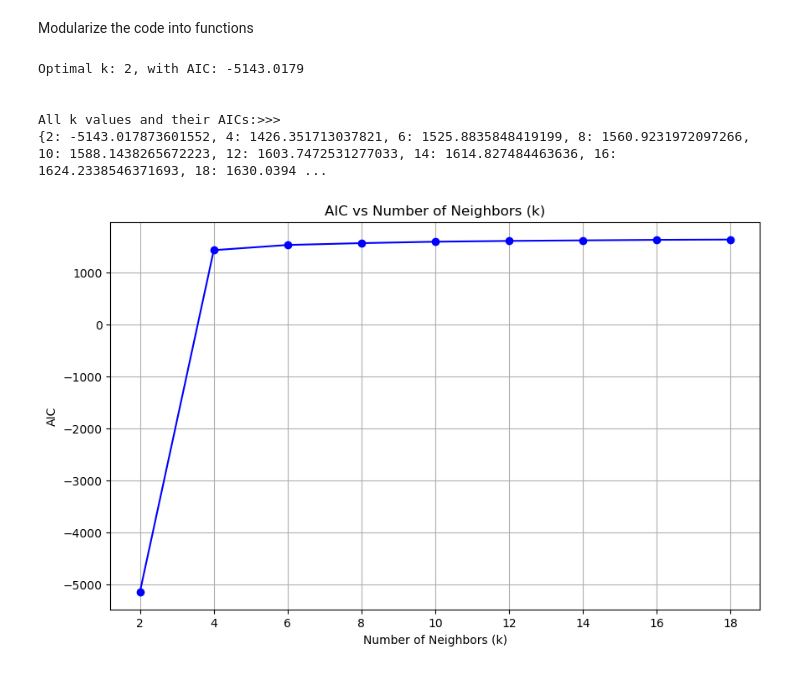
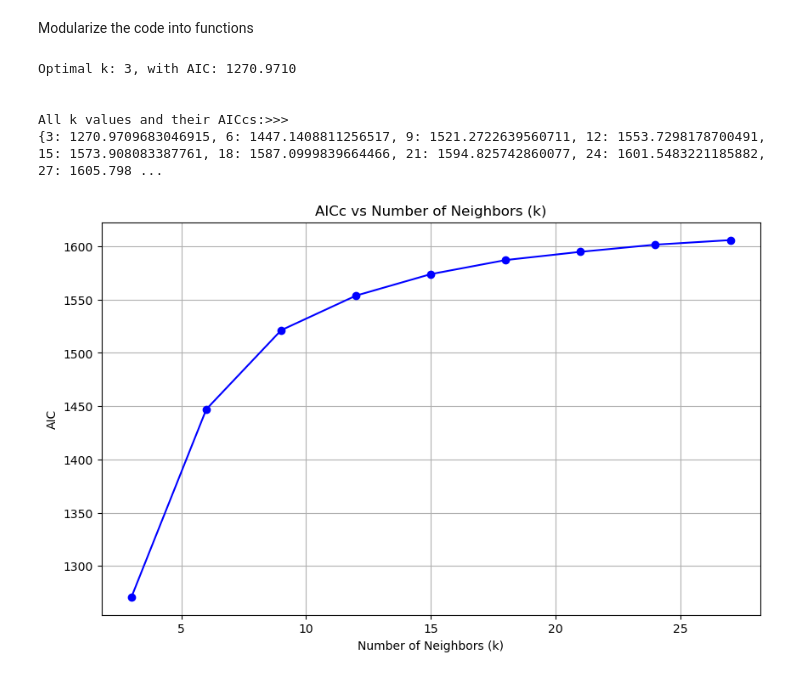
Before and after one commit to marquisvictor/change-of-support-gwr-mgwr, a Jupyter notebook: AICvsK.ipynb, the cells around one changed output. Cells and saved outputs as stored; diff of their text form; code cells hidden in the pictures.

Commit message:
update visualizations

```diff
--- a/AICvsK.ipynb
+++ b/AICvsK.ipynb
@@ -31,7 +31,7 @@ def create_surface(locations):
 B = create_surface(loc1)
 
 # Number of neighbors for smoothing (DGP-specific)
-n_neighbor_dgp = 10
+n_neighbor_dgp = 25
 
 smoothed_S2_to_S1 = np.zeros(len(S1))
 
@@ -47,9 +47,9 @@ for i in range(len(S1)):
 
 y = B * smoothed_S2_to_S1
 # %%
-def compute_aic(n, rss, p):
+def compute_aicc(n, rss, p):
     """
-    Compute AIC for a linear regression model.
+    Compute AIC corrected (AICc) for a linear regression model.
 
     Parameters:
     - n: number of observations
@@ -57,11 +57,14 @@ def compute_aic(n, rss, p):
     - p: number of parameters
 
     Returns:
-    - AIC value
+    - AICc value
     """
-    return n * np.log(rss / n) + 2 * p
+    aic = n * np.log(rss / n) + 2 * p
+    aicc = aic + (2 * p * (p + 1)) / (n - p - 1)
+    return aicc
 # %%
 def perform_local_regression(n_neighbor_est, loc1, loc2, S2, y):
+
     recovered_betas = np.zeros(len(S1))
     residuals = np.zeros(len(S1))
 
@@ -127,57 +130,57 @@ def perform_local_regression(n_neighbor_est, loc1, loc2, S2, y):
     n = len(S1)
     p = 2  # Two parameters: intercept and slope
 
-    aic = compute_aic(n, rss, p)
+    aicc = compute_aicc(n, rss, p)
 
-    return recovered_betas, aic
+    return recovered_betas, aicc
 # %%
 def find_optimal_k(k_values, loc1, loc2, S2, y):
     optimal_k = None
-    lowest_aic = float('inf')
+    lowest_aicc = float('inf')
     results = {}
     betas_dict = {}  # To store recovered betas for each k
 
     for k in k_values:
-        recovered_betas, aic = perform_local_regression(n_neighbor_est=k, loc1=loc1, loc2=loc2, S2=S2, y=y)
-        results[k] = aic
+        recovered_betas, aicc = perform_local_regression(n_neighbor_est=k, loc1=loc1, loc2=loc2, S2=S2, y=y)
+        results[k] = aicc
         betas_dict[k] = recovered_betas  # Store recovered betas for plotting
 
-        if aic < lowest_aic:
-            lowest_aic = aic
+        if aicc < lowest_aicc:
+            lowest_aicc = aicc
             optimal_k = k
-    return optimal_k, lowest_aic, results, betas_dict
+    return optimal_k, lowest_aicc, results, betas_dict
 
 
 # Define the range of k values to search
-k_values = list(range(2, 20, 2))  # Test k = 2, 4, 6, 8, ..., 20
+k_values = list(range(3, 30, 3))  # Test k = 2, 4, 6, 8, ..., 20
 
 # Find the optimal k using AIC
-optimal_k, lowest_aic, results, betas_dict = find_optimal_k(k_values, loc1, loc2, S2, y)
+optimal_k, lowest_aicc, results, betas_dict = find_optimal_k(k_values, loc1, loc2, S2, y)
 
-print(f"Optimal k: {optimal_k}, with AIC: {lowest_aic:.4f}")
+print(f"Optimal k: {optimal_k}, with AIC: {lowest_aicc:.4f}")
 print(" ")
 print(" ")
 
-print("All k values and their AICs:>>>")
+print("All k values and their AICcs:>>>")
 print(results)
 print(" ")
 print(" ")
 
-# Plotting AIC vs k
+# Plotting AICc vs k
 plt.figure(figsize=(10, 6))
 plt.plot(k_values, [results[k] for k in k_values], marker='o', linestyle='-', color='b')
 plt.xlabel('Number of Neighbors (k)')
 plt.ylabel('AIC')
-plt.title('AIC vs Number of Neighbors (k)')
+plt.title('AICc vs Number of Neighbors (k)')
 plt.grid(True)
 plt.show()
 # %% [output]
-Optimal k: 2, with AIC: -5143.0179
+Optimal k: 3, with AIC: 1270.9710
 
 
-All k values and their AICs:>>>
-{2: -5143.017873601552, 4: 1426.351713037821, 6: 1525.8835848419199, 8: 1560.9231972097266, 10: 1588.1438265672223, 12: 1603.7472531277033, 14: 1614.827484463636, 16: 1624.2338546371693, 18: 1630.0394 ...
+All k values and their AICcs:>>>
+{3: 1270.9709683046915, 6: 1447.1408811256517, 9: 1521.2722639560711, 12: 1553.7298178700491, 15: 1573.908083387761, 18: 1587.0999839664466, 21: 1594.825742860077, 24: 1601.5483221185882, 27: 1605.798 ...
-[figure, old version]
+[figure, new version]
 # %%
 # Plotting True Betas vs Recovered Betas for Different ks
 
```
Also changed, not shown: parts of 8 cells of this notebook.
